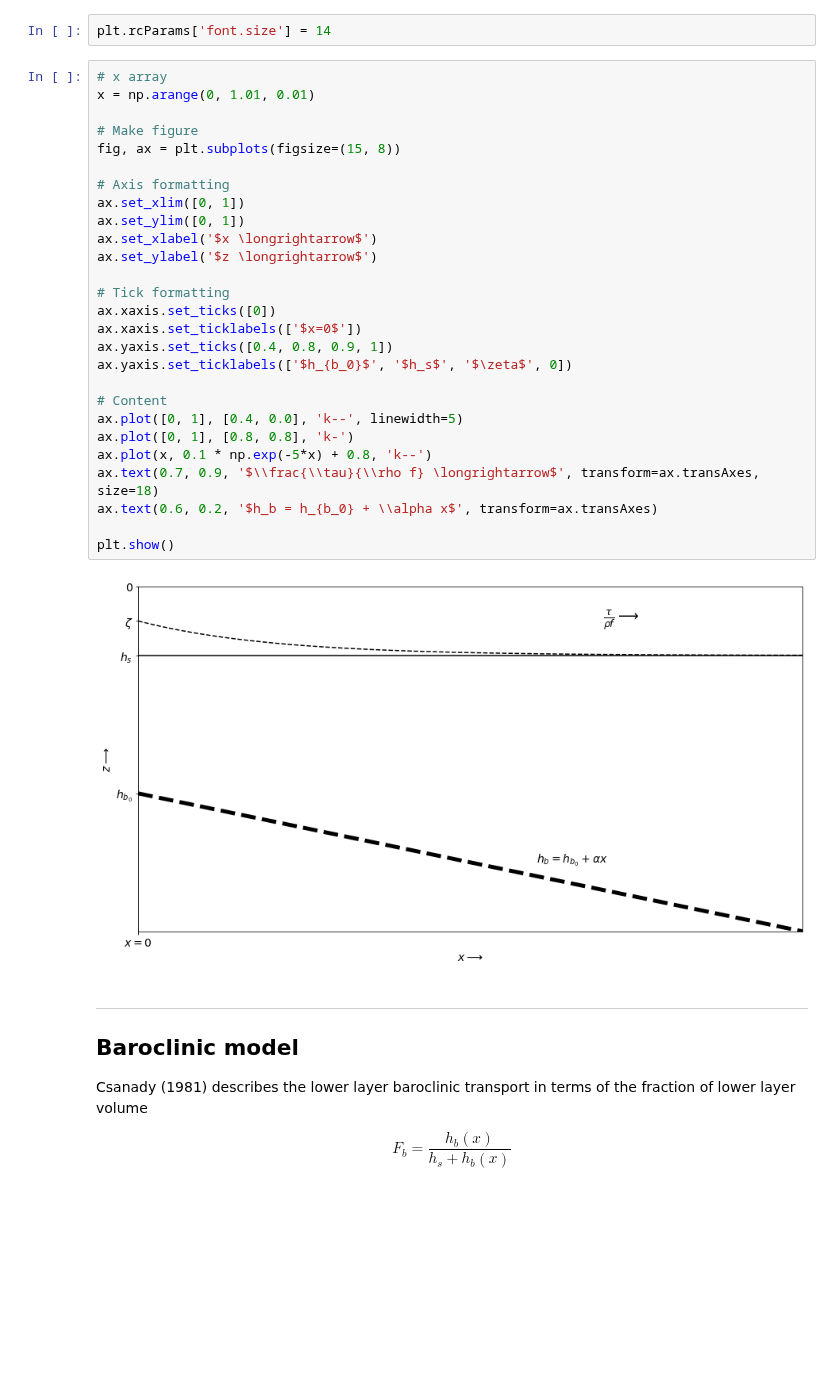
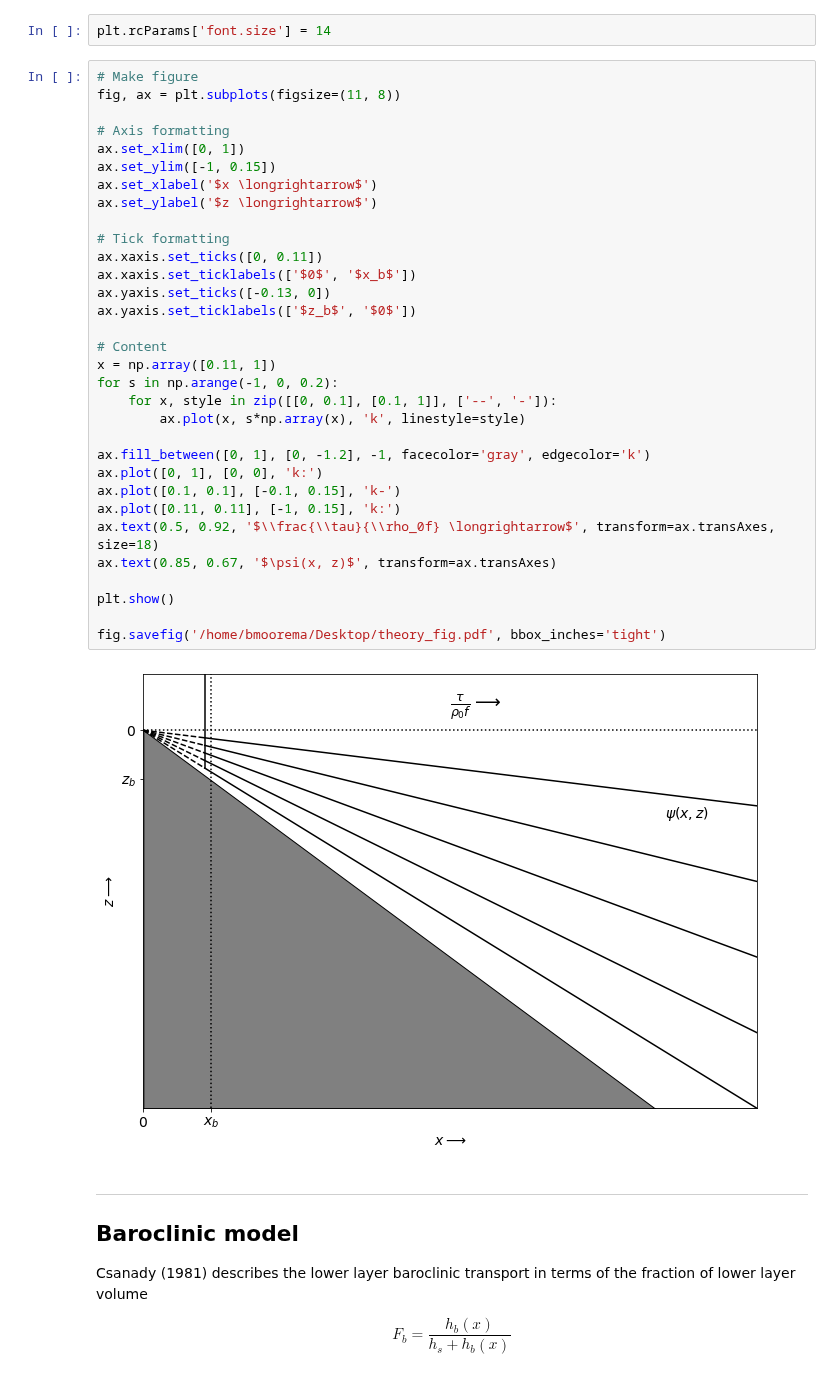
Before and after one commit to SalishSeaCast/analysis-ben, a Jupyter notebook: notebooks/SOG_upwelling_paperfigs/model_ramblings.ipynb, the cells around one changed output. Saved outputs shown, nothing was run; the diff lists cells and outputs as text; blank space fills up the shorter version.

```diff
--- a/notebooks/SOG_upwelling_paperfigs/model_ramblings.ipynb
+++ b/notebooks/SOG_upwelling_paperfigs/model_ramblings.ipynb
@@ -6,34 +6,39 @@ import matplotlib.pyplot as plt
 # %%
 plt.rcParams['font.size'] = 14
 # %%
-# x array
-x = np.arange(0, 1.01, 0.01)
-
 # Make figure
-fig, ax = plt.subplots(figsize=(15, 8))
+fig, ax = plt.subplots(figsize=(11, 8))
 
 # Axis formatting
 ax.set_xlim([0, 1])
-ax.set_ylim([0, 1])
+ax.set_ylim([-1, 0.15])
 ax.set_xlabel('$x \longrightarrow$')
 ax.set_ylabel('$z \longrightarrow$')
 
 # Tick formatting
-ax.xaxis.set_ticks([0])
-ax.xaxis.set_ticklabels(['$x=0$'])
-ax.yaxis.set_ticks([0.4, 0.8, 0.9, 1])
-ax.yaxis.set_ticklabels(['$h_{b_0}$', '$h_s$', '$\zeta$', 0])
+ax.xaxis.set_ticks([0, 0.11])
+ax.xaxis.set_ticklabels(['$0$', '$x_b$'])
+ax.yaxis.set_ticks([-0.13, 0])
+ax.yaxis.set_ticklabels(['$z_b$', '$0$'])
 
 # Content
-ax.plot([0, 1], [0.4, 0.0], 'k--', linewidth=5)
-ax.plot([0, 1], [0.8, 0.8], 'k-')
-ax.plot(x, 0.1 * np.exp(-5*x) + 0.8, 'k--')
-ax.text(0.7, 0.9, '$\\frac{\\tau}{\\rho f} \longrightarrow$', transform=ax.transAxes, size=18)
-ax.text(0.6, 0.2, '$h_b = h_{b_0} + \\alpha x$', transform=ax.transAxes)
+x = np.array([0.11, 1])
+for s in np.arange(-1, 0, 0.2):
+    for x, style in zip([[0, 0.1], [0.1, 1]], ['--', '-']):
+        ax.plot(x, s*np.array(x), 'k', linestyle=style)
+
+ax.fill_between([0, 1], [0, -1.2], -1, facecolor='gray', edgecolor='k')
+ax.plot([0, 1], [0, 0], 'k:')
+ax.plot([0.1, 0.1], [-0.1, 0.15], 'k-')
+ax.plot([0.11, 0.11], [-1, 0.15], 'k:')
+ax.text(0.5, 0.92, '$\\frac{\\tau}{\\rho_0f} \longrightarrow$', transform=ax.transAxes, size=18)
+ax.text(0.85, 0.67, '$\psi(x, z)$', transform=ax.transAxes)
 
 plt.show()
+
+fig.savefig('/home/bmoorema/Desktop/theory_fig.pdf', bbox_inches='tight')
 # %% [output]
-[figure, old version]
+[figure, new version]
 # %% [markdown]
 ***
 
```
Also changed, not shown: parts of 2 cells of this notebook, 3 other files.
